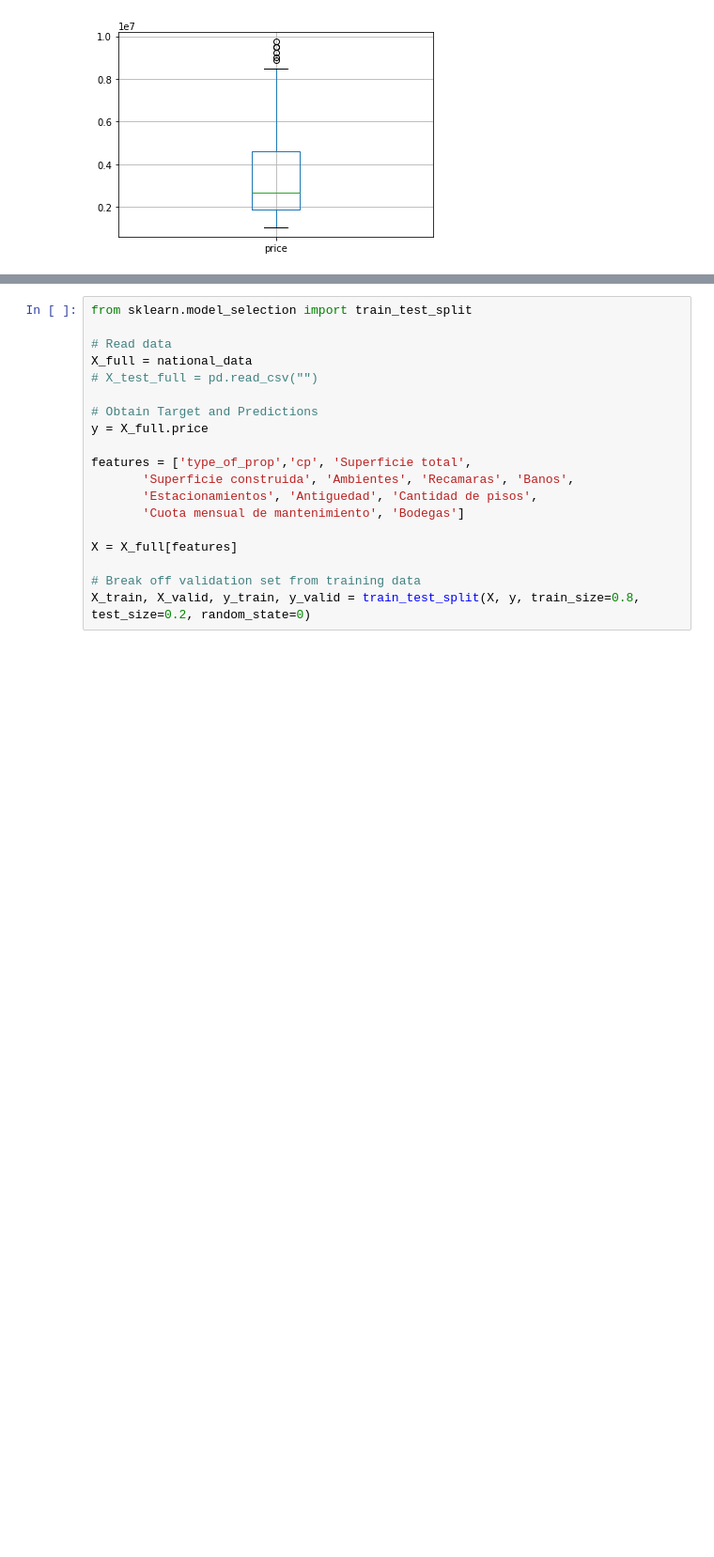
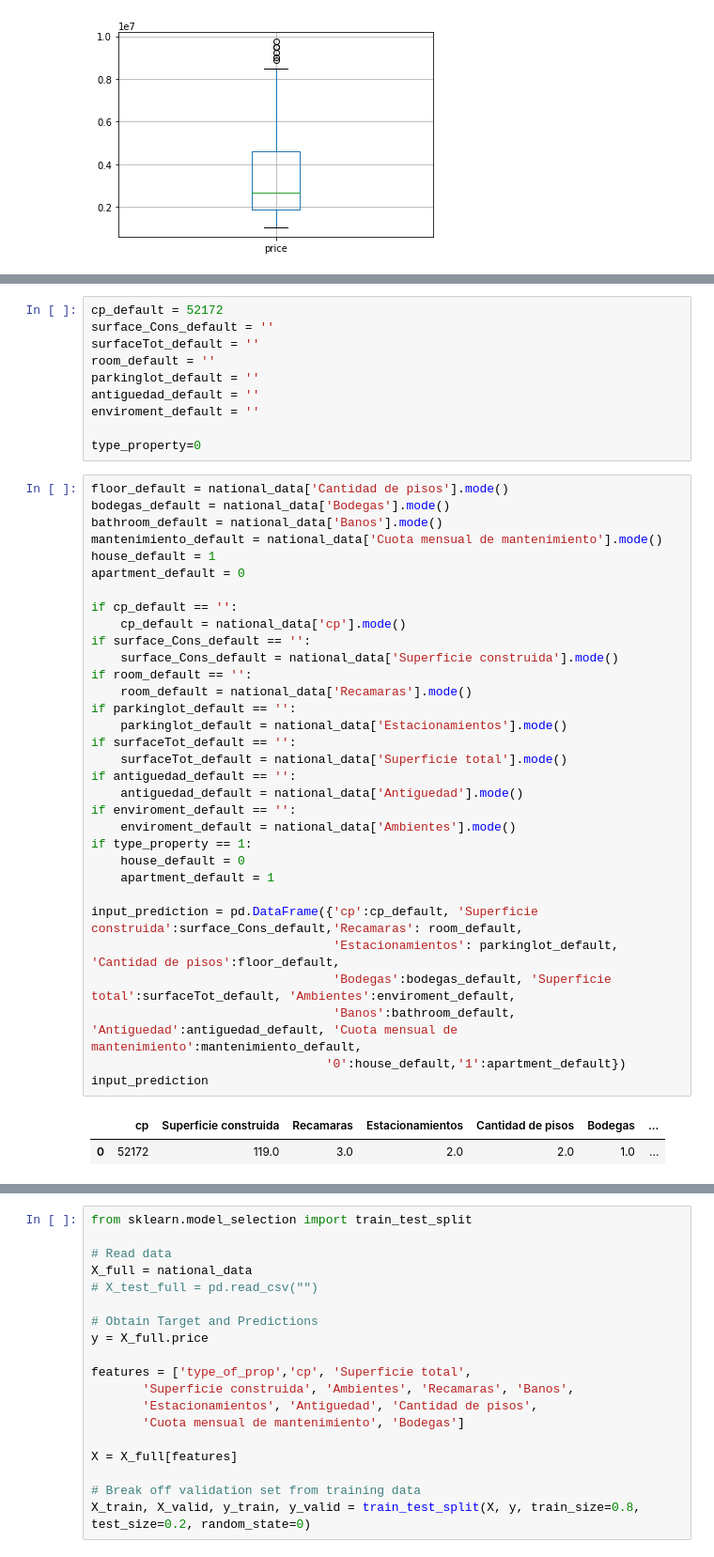
Before and after one commit to andrebestrada/Machine-Learning-Final-Project, a Jupyter notebook: Model/First_Model - Classification models.ipynb, the cells around one changed output, grey strips where cells are left out. Shown at 94% size. Drawn from its saved outputs; the diff is of its cells as text; blank space fills up the shorter version.

```diff
--- a/Model/First_Model - Classification models.ipynb
+++ b/Model/First_Model - Classification models.ipynb
@@ -294,0 +405,45 @@ results
+# %%
+cp_default = 52172
+surface_Cons_default = ''
+surfaceTot_default = ''
+room_default = ''
+parkinglot_default = ''
+antiguedad_default = ''
+enviroment_default = ''
+
+type_property=0
+# %%
+floor_default = national_data['Cantidad de pisos'].mode()
+bodegas_default = national_data['Bodegas'].mode()
+bathroom_default = national_data['Banos'].mode()
+mantenimiento_default = national_data['Cuota mensual de mantenimiento'].mode()
+house_default = 1
+apartment_default = 0
+
+if cp_default == '':
+    cp_default = national_data['cp'].mode()
+if surface_Cons_default == '':
+    surface_Cons_default = national_data['Superficie construida'].mode()
+if room_default == '':
+    room_default = national_data['Recamaras'].mode()
+if parkinglot_default == '':
+    parkinglot_default = national_data['Estacionamientos'].mode()
+if surfaceTot_default == '':
+    surfaceTot_default = national_data['Superficie total'].mode()
+if antiguedad_default == '':
+    antiguedad_default = national_data['Antiguedad'].mode()
+if enviroment_default == '':
+    enviroment_default = national_data['Ambientes'].mode()
+if type_property == 1:
+    house_default = 0
+    apartment_default = 1
+
+input_prediction = pd.DataFrame({'cp':cp_default, 'Superficie construida':surface_Cons_default,'Recamaras': room_default,
+                                 'Estacionamientos': parkinglot_default, 'Cantidad de pisos':floor_default,
+                                 'Bodegas':bodegas_default, 'Superficie total':surfaceTot_default, 'Ambientes':enviroment_default,
+                                 'Banos':bathroom_default, 'Antiguedad':antiguedad_default, 'Cuota mensual de mantenimiento':mantenimiento_default,
+                                '0':house_default,'1':apartment_default})
+input_prediction
+# %% [output]
+|  | cp | Superficie construida | Recamaras | Estacionamientos | Cantidad de pisos | Bodegas | ... |
+| 0 | 52172 | 119.0 | 3.0 | 2.0 | 2.0 | 1.0 | ... |
```
Also changed, not shown: parts of 20 cells of this notebook, 13 other files.
